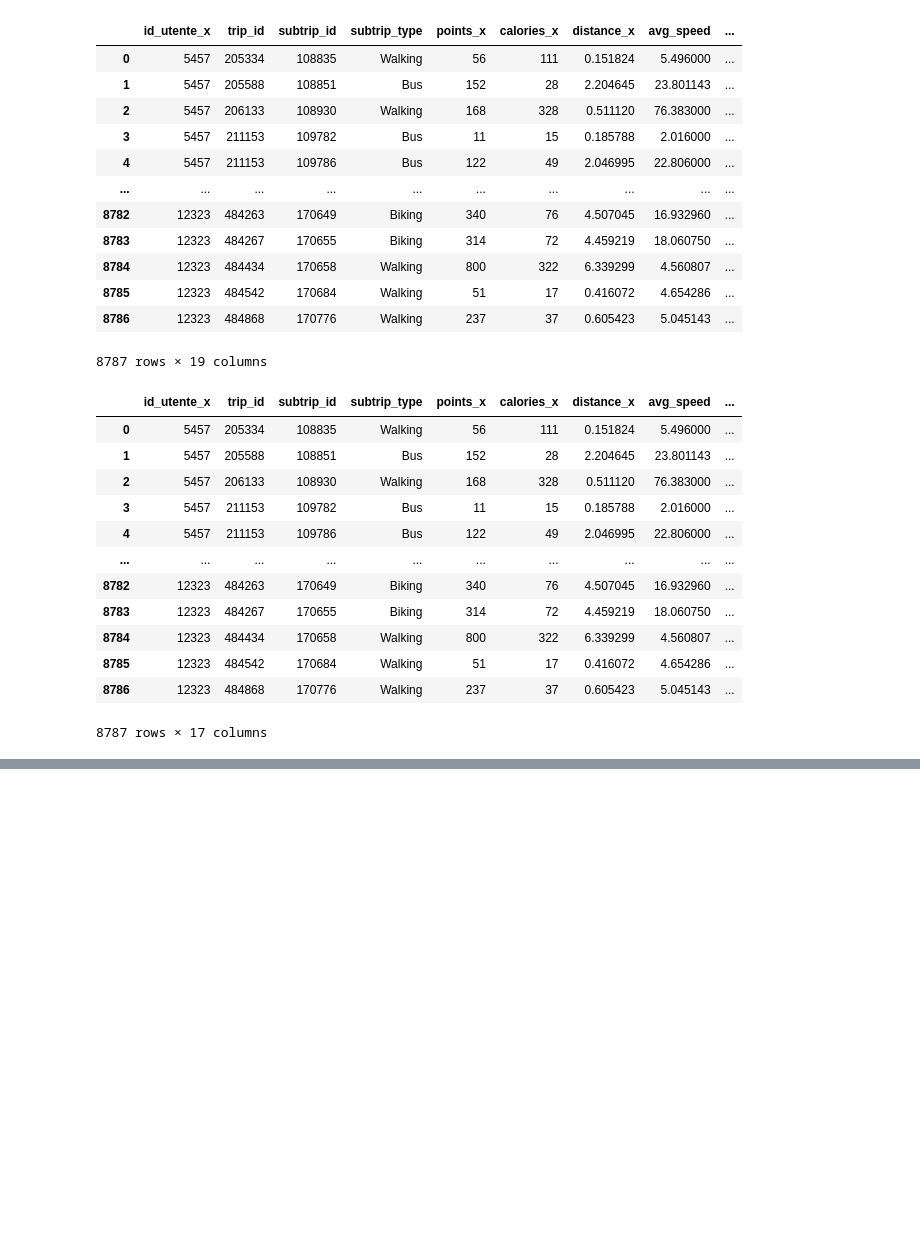
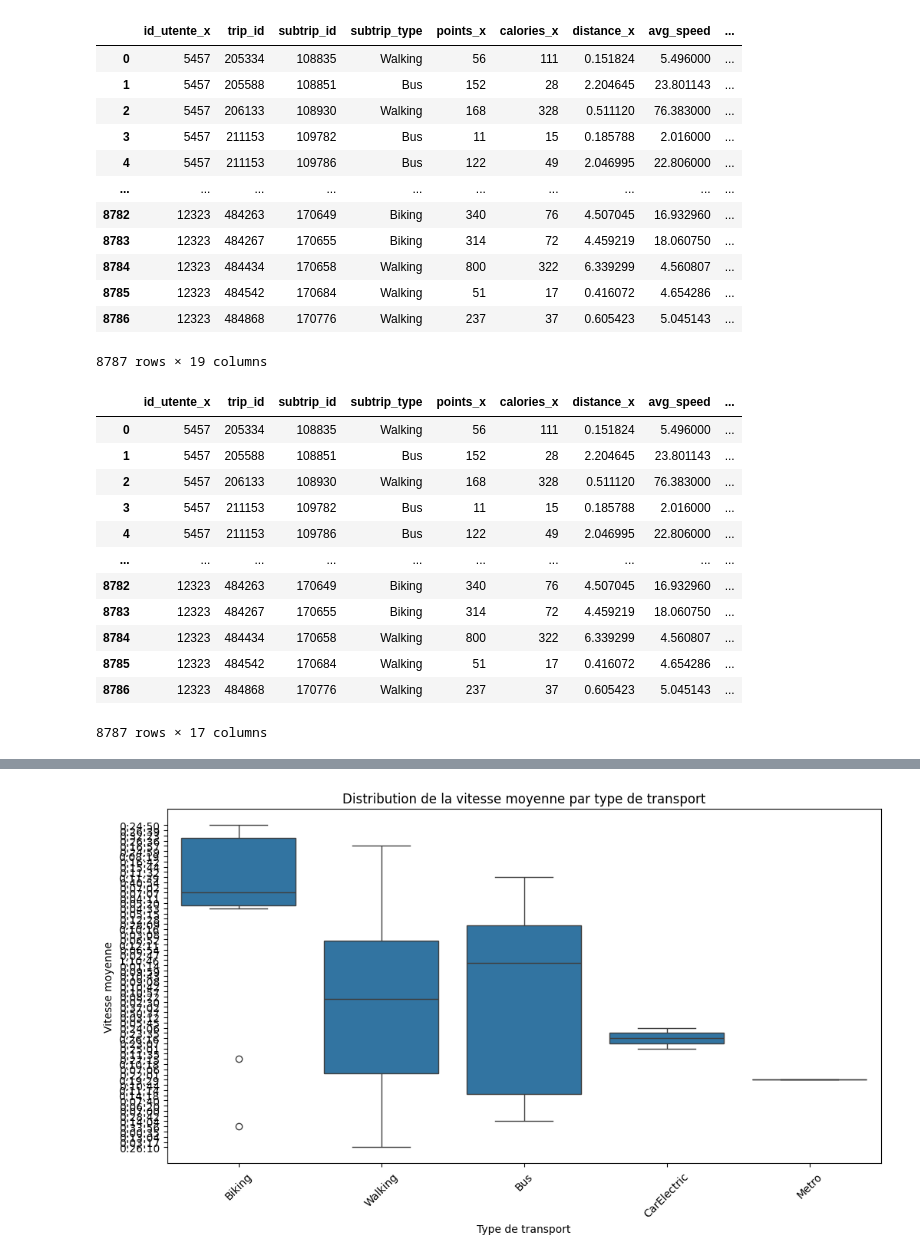
Before and after one commit to houriasayah/Cyclers, a Jupyter notebook: Codes/traitement.ipynb, the cells around one changed output, grey strips where cells are left out. Cells and saved outputs as stored; diff of their text form; code cells hidden in the pictures; blank space fills up the shorter version.

```diff
--- a/Codes/traitement.ipynb
+++ b/Codes/traitement.ipynb
@@ -129,0 +217,4 @@ gpspoints.to_csv("subtrip_gpspoints.csv",sep = ";")
+# %%
+#load dataset
+hier_sub = pd.read_csv("valery_2024-03-04/subtrip_valery.csv")
+week_sub = pd.read_csv("report_valery_first_week/subtrip_valery.csv")
@@ -129,0 +241,4 @@ gpspoints.to_csv("subtrip_gpspoints.csv",sep = ";")
+# %%
+#concat dataset & drop car_pool_id
+mtp_sub = pd.concat([week_sub,hier_sub],ignore_index=True)
+mtp_sub.drop("car_pool_id",axis=1, inplace=True)
@@ -129,0 +261,4 @@ gpspoints.to_csv("subtrip_gpspoints.csv",sep = ";")
+# %%
+#merge pour avoir les subtrip avec les trip associé
+trip_subtrip_mtp = mtp_sub.merge(mtp, on= 'trip_id',how='left')
+trip_subtrip_mtp
@@ -129,0 +279,4 @@ gpspoints.to_csv("subtrip_gpspoints.csv",sep = ";")
+# %%
+# drop colonne en trop
+trip_subtrip_mtp.drop("id_utente_y", axis=1, inplace=True)
+trip_subtrip_mtp
@@ -129,0 +297,13 @@ gpspoints.to_csv("subtrip_gpspoints.csv",sep = ";")
+# %%
+# verification pour voir les données aberrantes
+import matplotlib.pyplot as plt
+import seaborn as sns
+plt.figure(figsize=(12, 6))
+sns.boxplot(x='subtrip_type', y='avg_speed', data=trip_subtrip_mtp)
+plt.title('Distribution de la vitesse moyenne par type de transport')
+plt.xticks(rotation=45)
+plt.ylabel('Vitesse moyenne')
+plt.xlabel('Type de transport')
+plt.show()
+# %% [output]
+[figure, added]
```
Also changed, not shown: parts of 33 cells of this notebook, 3 other files.
